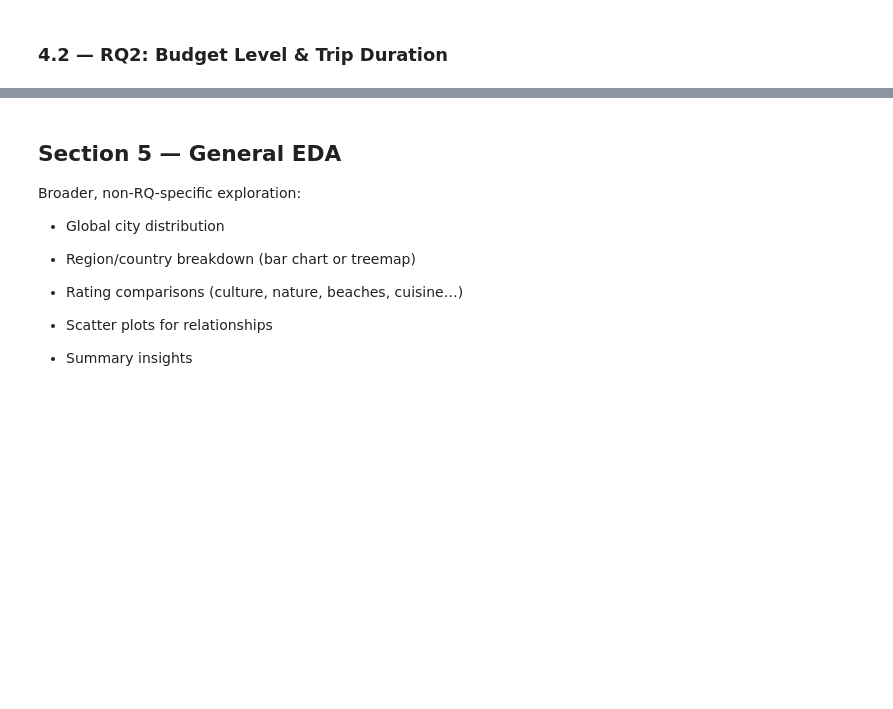
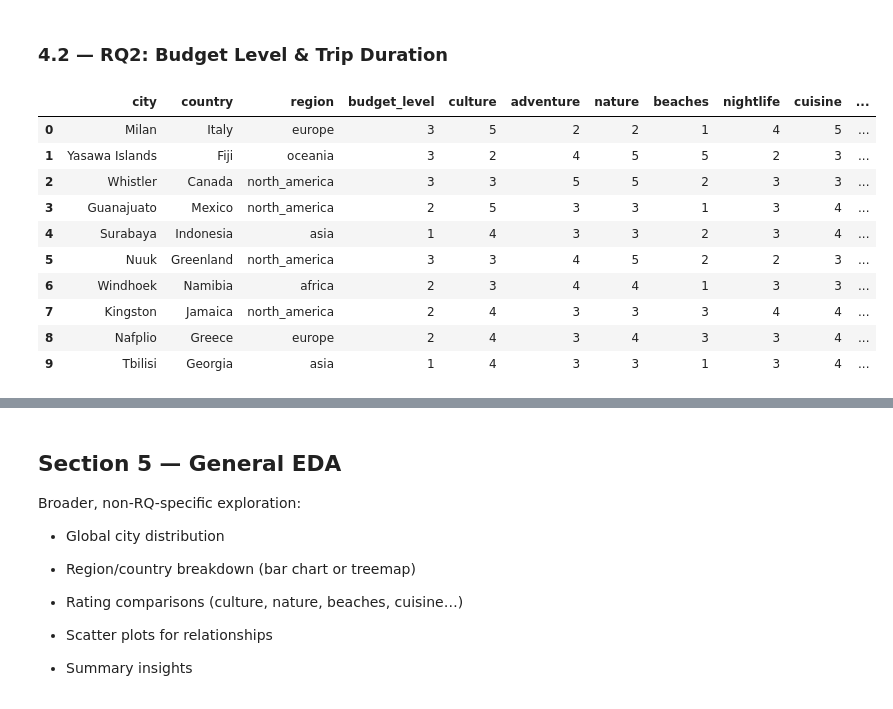
Before and after one commit to renewedspirit/Worldwide_Travel_Analysis, a Jupyter notebook: jupyter_notebooks/wtc_analysis.ipynb, the cells around one changed output, grey strips where cells are left out. Saved outputs shown, nothing was run; the diff lists cells and outputs as text; code cells hidden in the pictures; blank space fills up the shorter version.

Commit message:
Hypothesis 2 EDA analysis

```diff
--- a/jupyter_notebooks/wtc_analysis.ipynb
+++ b/jupyter_notebooks/wtc_analysis.ipynb
@@ -303,3 +303,18 @@ display(df)
 560 rows × 20 columns
 # %% [markdown]
 ### 4.2 — RQ2: Budget Level & Trip Duration
+# %%
+# Display df to begin analysis for second hypothesis
+df.head(10)
+# %% [output]
+|  | city | country | region | budget_level | culture | adventure | nature | beaches | nightlife | cuisine | ... |
+| 0 | Milan | Italy | europe | 3 | 5 | 2 | 2 | 1 | 4 | 5 | ... |
+| 1 | Yasawa Islands | Fiji | oceania | 3 | 2 | 4 | 5 | 5 | 2 | 3 | ... |
+| 2 | Whistler | Canada | north_america | 3 | 3 | 5 | 5 | 2 | 3 | 3 | ... |
+| 3 | Guanajuato | Mexico | north_america | 2 | 5 | 3 | 3 | 1 | 3 | 4 | ... |
+| 4 | Surabaya | Indonesia | asia | 1 | 4 | 3 | 3 | 2 | 3 | 4 | ... |
+| 5 | Nuuk | Greenland | north_america | 3 | 3 | 4 | 5 | 2 | 2 | 3 | ... |
+| 6 | Windhoek | Namibia | africa | 2 | 3 | 4 | 4 | 1 | 3 | 3 | ... |
+| 7 | Kingston | Jamaica | north_america | 2 | 4 | 3 | 3 | 3 | 4 | 4 | ... |
+| 8 | Nafplio | Greece | europe | 2 | 4 | 3 | 4 | 3 | 3 | 4 | ... |
+| 9 | Tbilisi | Georgia | asia | 1 | 4 | 3 | 3 | 1 | 3 | 4 | ... |
```
Also changed, not shown: parts of 12 cells of this notebook.
